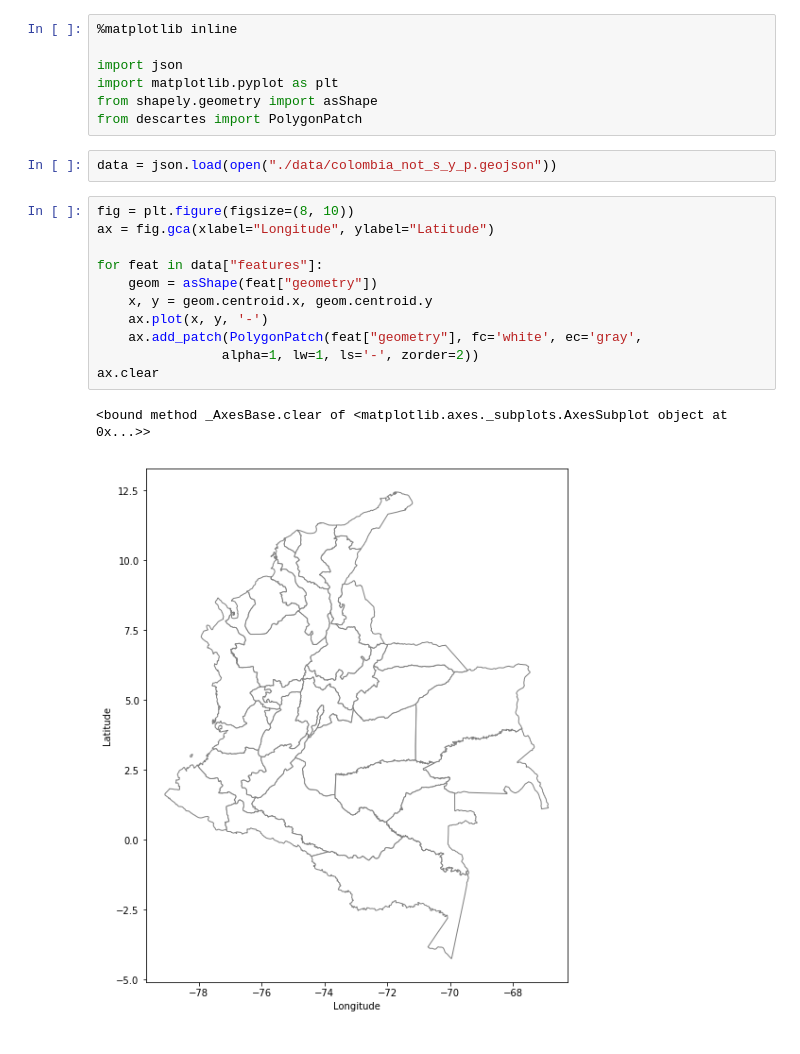
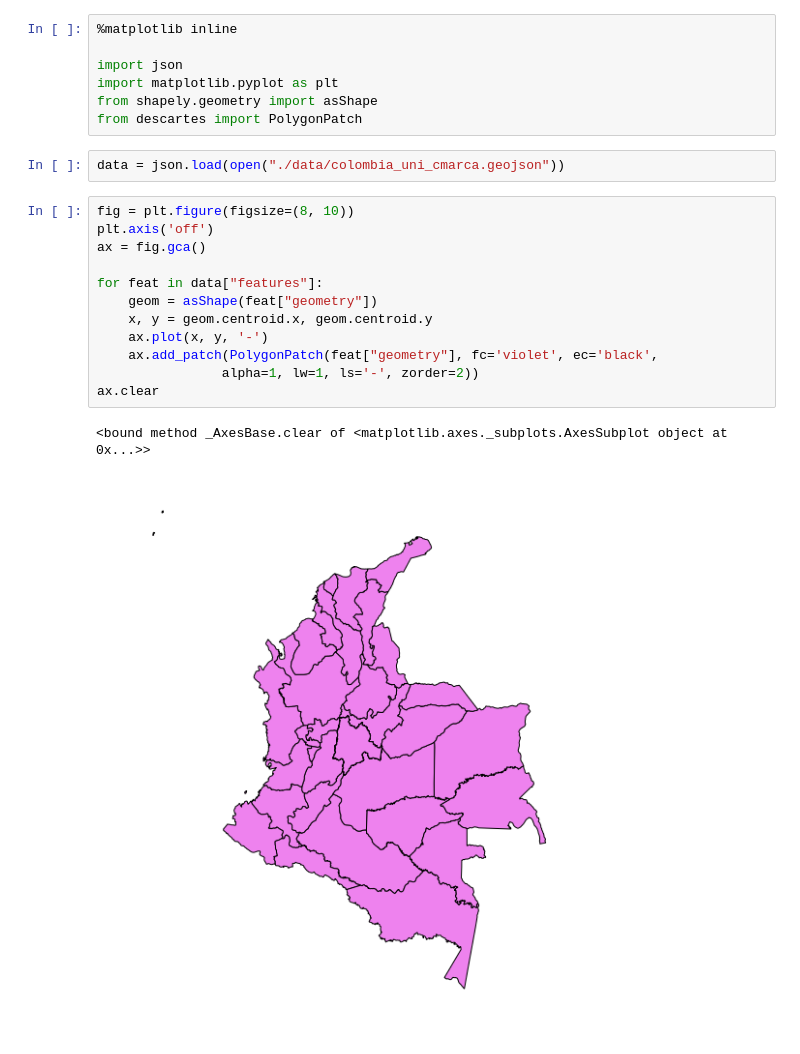
Before and after one commit to colombiaendato/antipodes, a Jupyter notebook: map_generator_1.ipynb, the cells around one changed output. Cells and saved outputs as stored; diff of their text form.

```diff
--- a/map_generator_1.ipynb
+++ b/map_generator_1.ipynb
@@ -6,18 +6,19 @@ import matplotlib.pyplot as plt
 from shapely.geometry import asShape
 from descartes import PolygonPatch
 # %%
-data = json.load(open("./data/colombia_not_s_y_p.geojson"))
+data = json.load(open("./data/colombia_uni_cmarca.geojson"))
 # %%
 fig = plt.figure(figsize=(8, 10))
-ax = fig.gca(xlabel="Longitude", ylabel="Latitude")
+plt.axis('off')
+ax = fig.gca()
 
 for feat in data["features"]:
     geom = asShape(feat["geometry"])
     x, y = geom.centroid.x, geom.centroid.y
     ax.plot(x, y, '-')
-    ax.add_patch(PolygonPatch(feat["geometry"], fc='white', ec='gray',
+    ax.add_patch(PolygonPatch(feat["geometry"], fc='violet', ec='black',
                 alpha=1, lw=1, ls='-', zorder=2))
 ax.clear
 # %% [output]
 <bound method _AxesBase.clear of <matplotlib.axes._subplots.AxesSubplot object at 0x...>>
-[figure, old version]
+[figure, new version]
```
Also changed, not shown: 1 other file.
